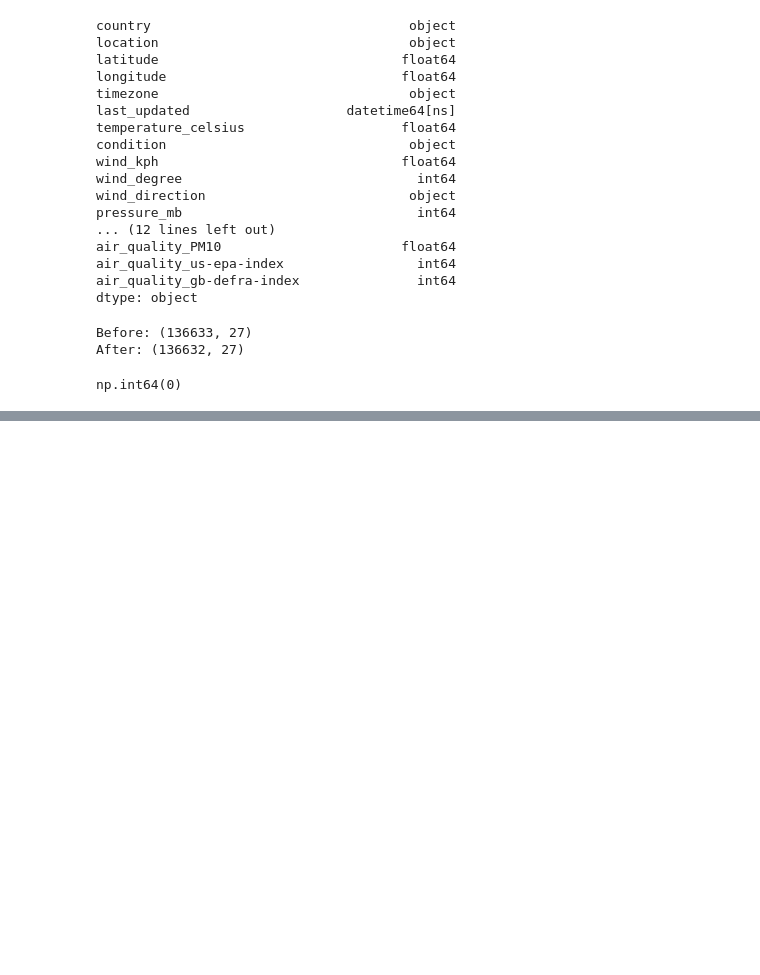
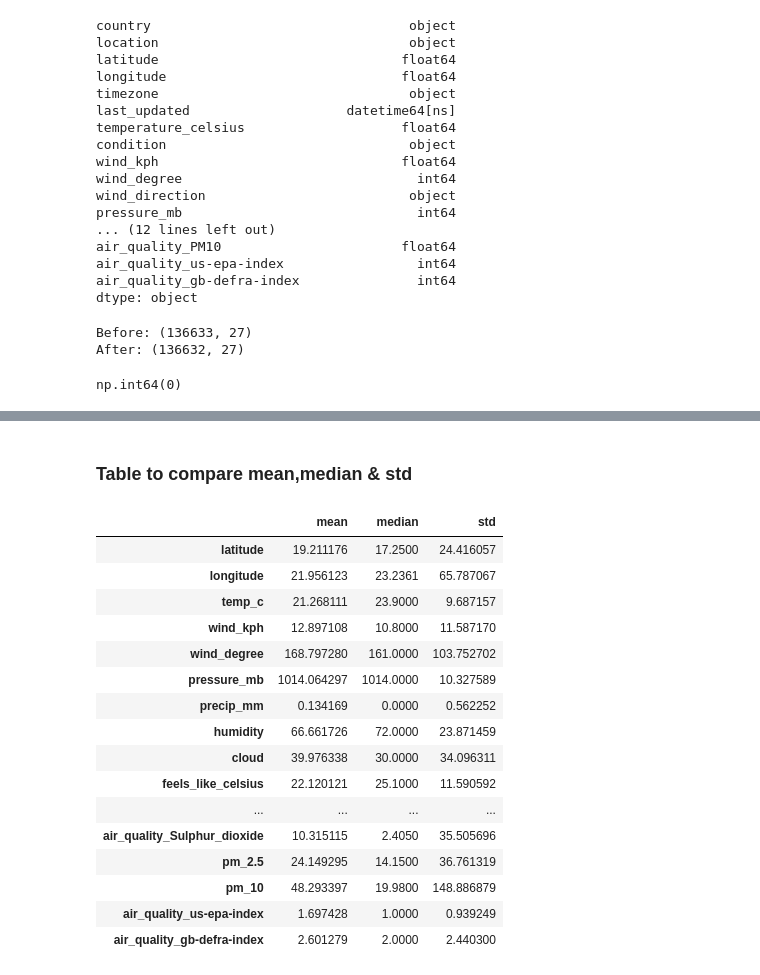
Before and after one commit to fathimafina/Weather-Data-Analysis, a Jupyter notebook: project.ipynb, the cells around one changed output, grey strips where cells are left out. Cells and saved outputs as stored; diff of their text form; code cells hidden in the pictures; blank space fills up the shorter version.

```diff
--- a/project.ipynb
+++ b/project.ipynb
@@ -590,0 +839,23 @@ np.int64(0)
+# %% [markdown]
+### Table to compare mean,median & std
+# %%
+stats_df = df.select_dtypes(include='number').agg(['mean','median','std']).T
+stats_df
+# %% [output]
+|  | mean | median | std |
+| latitude | 19.211176 | 17.2500 | 24.416057 |
+| longitude | 21.956123 | 23.2361 | 65.787067 |
+| temp_c | 21.268111 | 23.9000 | 9.687157 |
+| wind_kph | 12.897108 | 10.8000 | 11.587170 |
+| wind_degree | 168.797280 | 161.0000 | 103.752702 |
+| pressure_mb | 1014.064297 | 1014.0000 | 10.327589 |
+| precip_mm | 0.134169 | 0.0000 | 0.562252 |
+| humidity | 66.661726 | 72.0000 | 23.871459 |
+| cloud | 39.976338 | 30.0000 | 34.096311 |
+| feels_like_celsius | 22.120121 | 25.1000 | 11.590592 |
+| ... | ... | ... | ... |
+| air_quality_Sulphur_dioxide | 10.315115 | 2.4050 | 35.505696 |
+| pm_2.5 | 24.149295 | 14.1500 | 36.761319 |
+| pm_10 | 48.293397 | 19.9800 | 148.886879 |
+| air_quality_us-epa-index | 1.697428 | 1.0000 | 0.939249 |
+| air_quality_gb-defra-index | 2.601279 | 2.0000 | 2.440300 |
```
Also changed, not shown: parts of 30 cells of this notebook, 2 other files.
